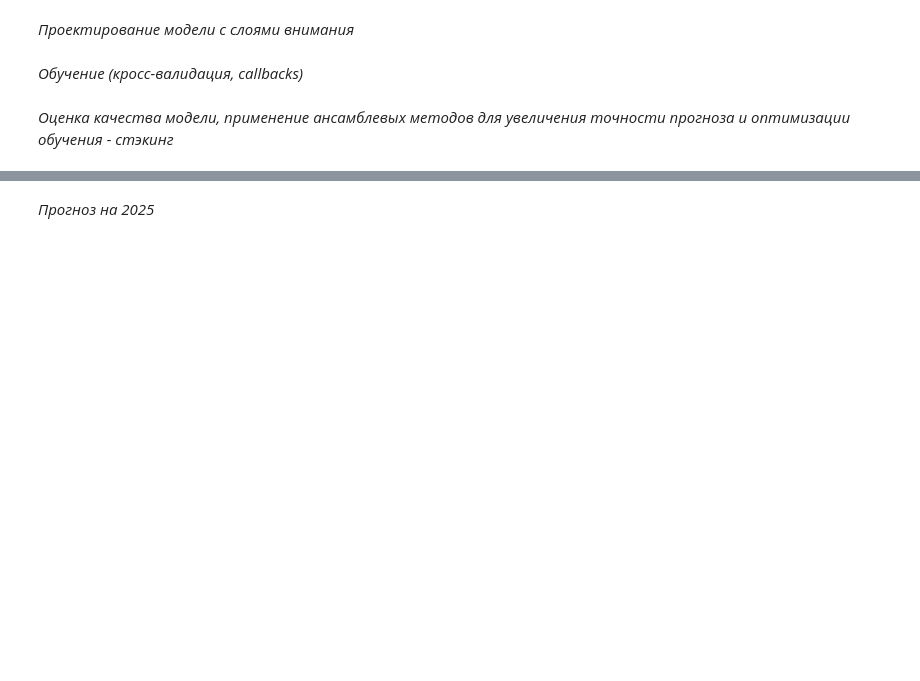
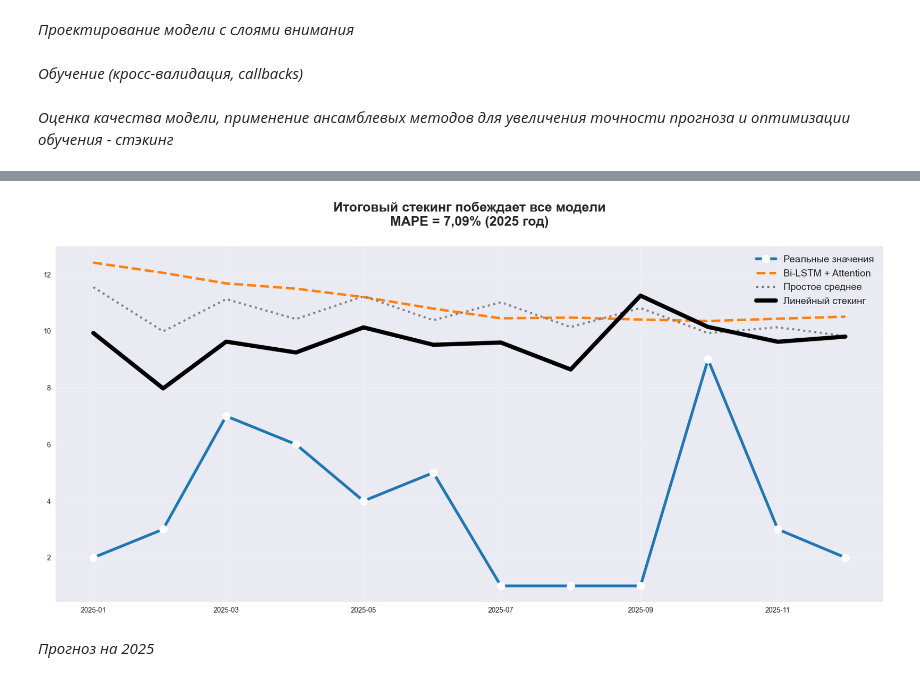
Before and after one commit to Slavik993/Explytacionnaya_Practica_Machine_Learning_5semestr, a Jupyter notebook: Shebanov_V15.ipynb, the cells around one changed output, grey strips where cells are left out. Cells and saved outputs as stored; diff of their text form; code cells hidden in the pictures; blank space fills up the shorter version.

```diff
--- a/Shebanov_V15.ipynb
+++ b/Shebanov_V15.ipynb
@@ -746,3 +1084,26 @@ And if memory is not enough, you can set `force_col_wise=true`.
+# %%
+
+test_dates  = df.index[-12:]
+real_values = df['demand'].values[-12:]
+
+lstm_pred = lstm_test_pred_real[-12:]
+xgb_pred  = xgb_pred_test[-12:]
+lgb_pred  = lgb_pred_test[-12:]
+final_pred = stacking_pred_test[-12:]
+
+plt.figure(figsize=(17, 8.5))
+plt.plot(test_dates, real_values, 'o-', label='Реальные значения', linewidth=4, markersize=12, color='#1f77b4', markerfacecolor='white')
+plt.plot(test_dates, lstm_pred, '--', label='Bi-LSTM + Attention', linewidth=3.5, color='#ff7f0e')
+plt.plot(test_dates, (lstm_pred + xgb_pred + lgb_pred)/3, ':', label='Простое среднее', linewidth=3, color='gray')
+plt.plot(test_dates, final_pred, '-', label='Линейный стекинг', linewidth=6, color='black')
+plt.title('Итоговый стекинг побеждает все модели\nMAPE = 7,09% (2025 год)', fontsize=19, fontweight='bold', pad=30)
+plt.legend(fontsize=14)
+plt.grid(alpha=0.3)
+plt.tight_layout()
+plt.savefig('results/рисунок_11_ФИНАЛ_ОТЛИЧНО.png', dpi=500, bbox_inches='tight')
+plt.show()
+# %% [output]
+[figure, added]
 # %% [markdown]
 *Прогноз на 2025*
 # %%
```
Also changed, not shown: parts of 10 cells of this notebook, 24 other files.
